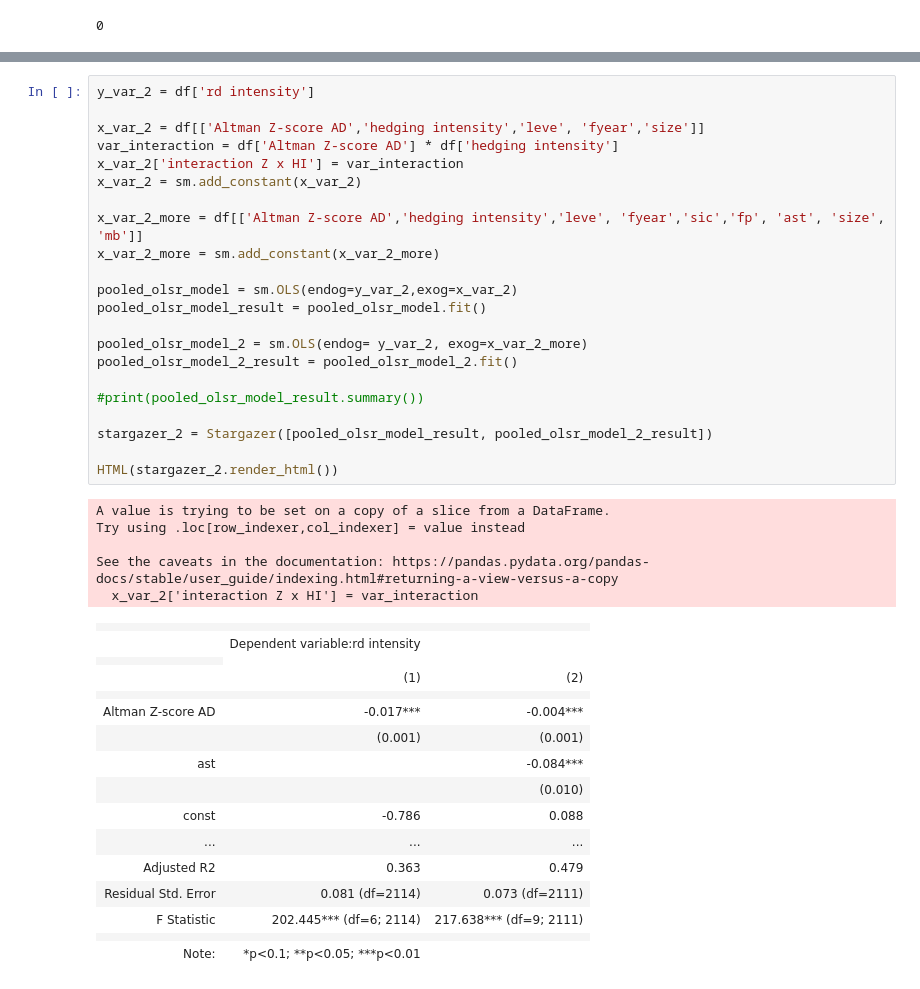
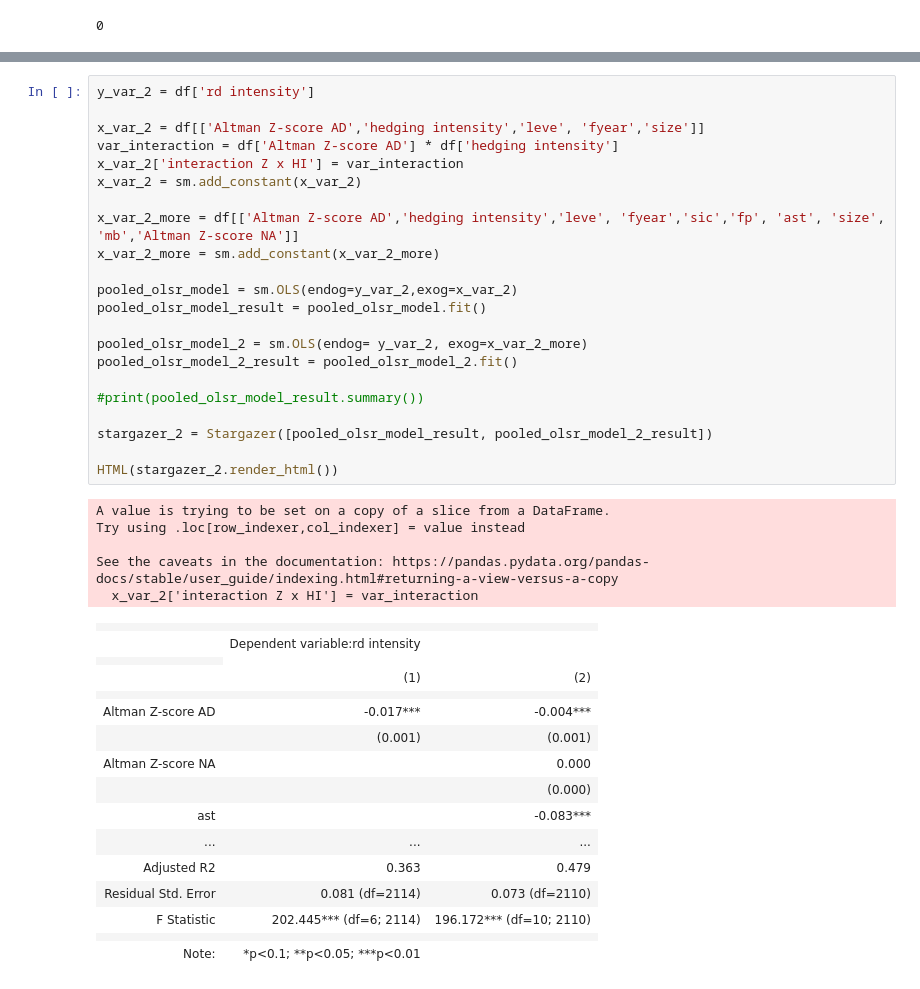
Before and after one commit to Betty099/thesis_data, a Jupyter notebook: thesis.ipynb, the cells around one changed output, grey strips where cells are left out. Drawn from its saved outputs; the diff is of its cells as text.

```diff
--- a/thesis.ipynb
+++ b/thesis.ipynb
@@ -492,40 +479,40 @@ x_var_2 = df[['Altman Z-score AD','hedging intensity','leve', 'fyear','size']]
 var_interaction = df['Altman Z-score AD'] * df['hedging intensity']
 x_var_2['interaction Z x HI'] = var_interaction
 x_var_2 = sm.add_constant(x_var_2)
 
-x_var_2_more = df[['Altman Z-score AD','hedging intensity','leve', 'fyear','sic','fp', 'ast', 'size', 'mb']]
+x_var_2_more = df[['Altman Z-score AD','hedging intensity','leve', 'fyear','sic','fp', 'ast', 'size', 'mb','Altman Z-score NA']]
 x_var_2_more = sm.add_constant(x_var_2_more)
 
 pooled_olsr_model = sm.OLS(endog=y_var_2,exog=x_var_2)
 pooled_olsr_model_result = pooled_olsr_model.fit()
 
 pooled_olsr_model_2 = sm.OLS(endog= y_var_2, exog=x_var_2_more)
 pooled_olsr_model_2_result = pooled_olsr_model_2.fit()
 
 #print(pooled_olsr_model_result.summary())
 
 stargazer_2 = Stargazer([pooled_olsr_model_result, pooled_olsr_model_2_result])
 
 HTML(stargazer_2.render_html())
 # %% [output]
 A value is trying to be set on a copy of a slice from a DataFrame.
 Try using .loc[row_indexer,col_indexer] = value instead
 
 See the caveats in the documentation: https://pandas.pydata.org/pandas-docs/stable/user_guide/indexing.html#returning-a-view-versus-a-copy
   x_var_2['interaction Z x HI'] = var_interaction
 |  |  |  |
 |  | Dependent variable:rd intensity |  |
 |  |
 |  | (1) | (2) |
 |  |  |  |
 | Altman Z-score AD | -0.017*** | -0.004*** |
 |  | (0.001) | (0.001) |
-| ast |  | -0.084*** |
-|  |  | (0.010) |
-| const | -0.786 | 0.088 |
+| Altman Z-score NA |  | 0.000 |
+|  |  | (0.000) |
+| ast |  | -0.083*** |
 | ... | ... | ... |
 | Adjusted R2 | 0.363 | 0.479 |
-| Residual Std. Error | 0.081 (df=2114) | 0.073 (df=2111) |
-| F Statistic | 202.445*** (df=6; 2114) | 217.638*** (df=9; 2111) |
+| Residual Std. Error | 0.081 (df=2114) | 0.073 (df=2110) |
+| F Statistic | 202.445*** (df=6; 2114) | 196.172*** (df=10; 2110) |
 |  |  |  |
 | Note: | *p<0.1; **p<0.05; ***p<0.01 |  |
```
Also changed, not shown: parts of 1 cell of this notebook, 1 other file.
